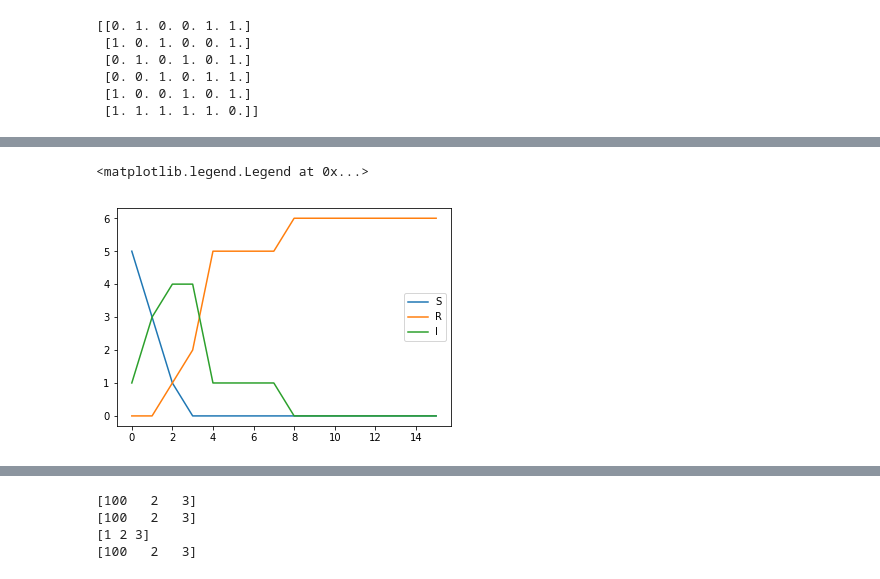
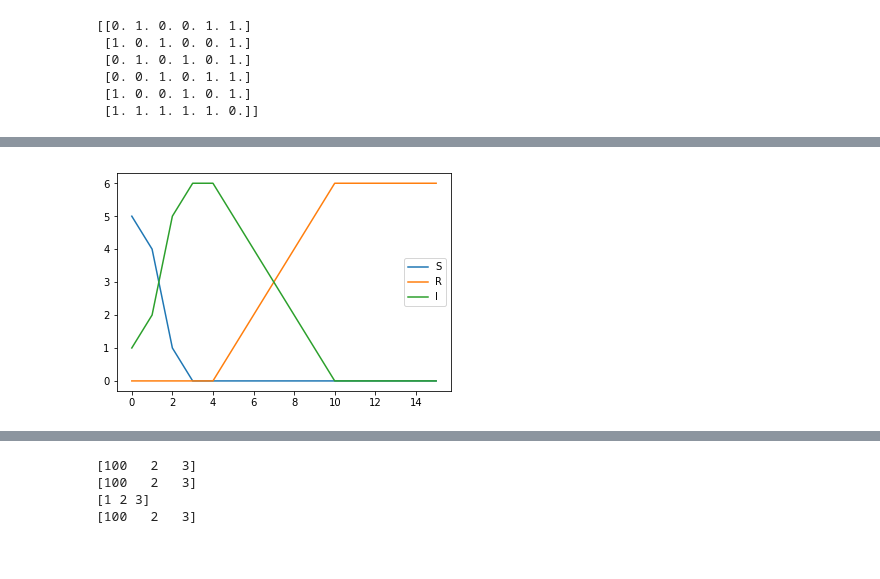
Before and after one commit to MasakiChujo/NetworkScience, a Jupyter notebook: networkx4_SIR.ipynb, the cells around one changed output, grey strips where cells are left out. Cells and saved outputs as stored; diff of their text form; code cells hidden in the pictures.

```diff
--- a/networkx4_SIR.ipynb
+++ b/networkx4_SIR.ipynb
@@ -199,48 +146,11 @@ plt.legend()
-# %%
-# parameter
-beta=0.3
-gamma=0.25
-
-# influencer set node_id:1~6
-influ=np.array([6])
-
-flag=np.zeros(n)
-for i in range(len(influ)):
-    flag[influ-1]=1
-S=np.array([n-len(influ)])
-I=np.array([len(influ)])
-R=np.array([0])
-
-for t in range(15):
-    flag_old=flag.copy()
-    #print(flag_old)
-    for i in range(n):
-        if(flag_old[i]==1):
-            for j in range(n):
-                if(i==j):
-                    if(np.random.rand()<gamma):
-                        flag[j]=2
-                elif(A[i][j]==1 and flag_old[j]==0):
-                    if (np.random.rand()<beta):
-                        flag[j]=1
-    count_s=0
-    count_i=0
-    count_r=0
-    for i in range(n):
-        if(flag[i]==0):
-            count_s+=1
-        elif(flag[i]==1):
-            count_i+=1
-        else:
-            count_r+=1
-    #print(count_s,count_i,count_r)
-    S=np.append(S,count_s)
-    I=np.append(I,count_i)
-    R=np.append(R,count_r)
-plt.plot(S,label="S")
-plt.plot(R,label="R")
-plt.plot(I,label="I")
-plt.legend()
-# %% [output]
-<matplotlib.legend.Legend at 0x...>
-[figure, removed]
+# %%
+# parameter
+beta=0.5
+gamma=0.25
+
+# influencer set node_id:1~6
+influ=np.array([1])
+
+SIR(n,A,influ,beta,gamma)
+# %% [output]
+[figure, added]
```
Also changed, not shown: parts of 10 cells of this notebook.
